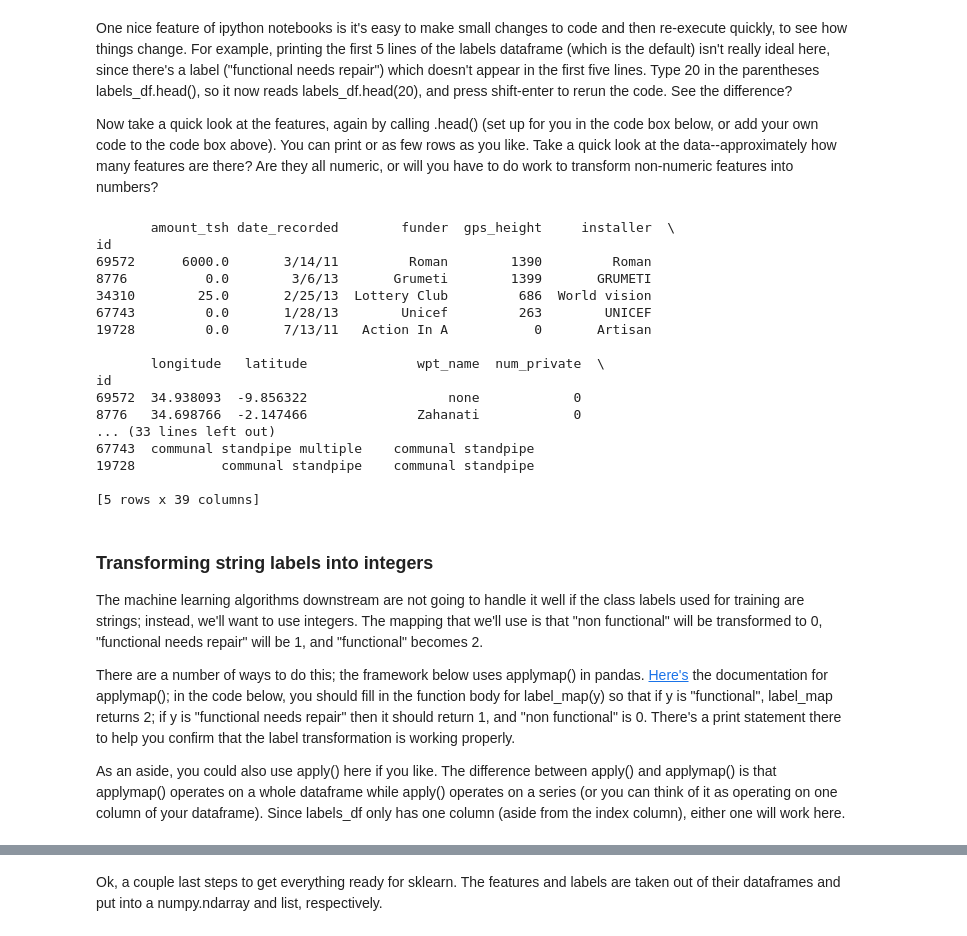
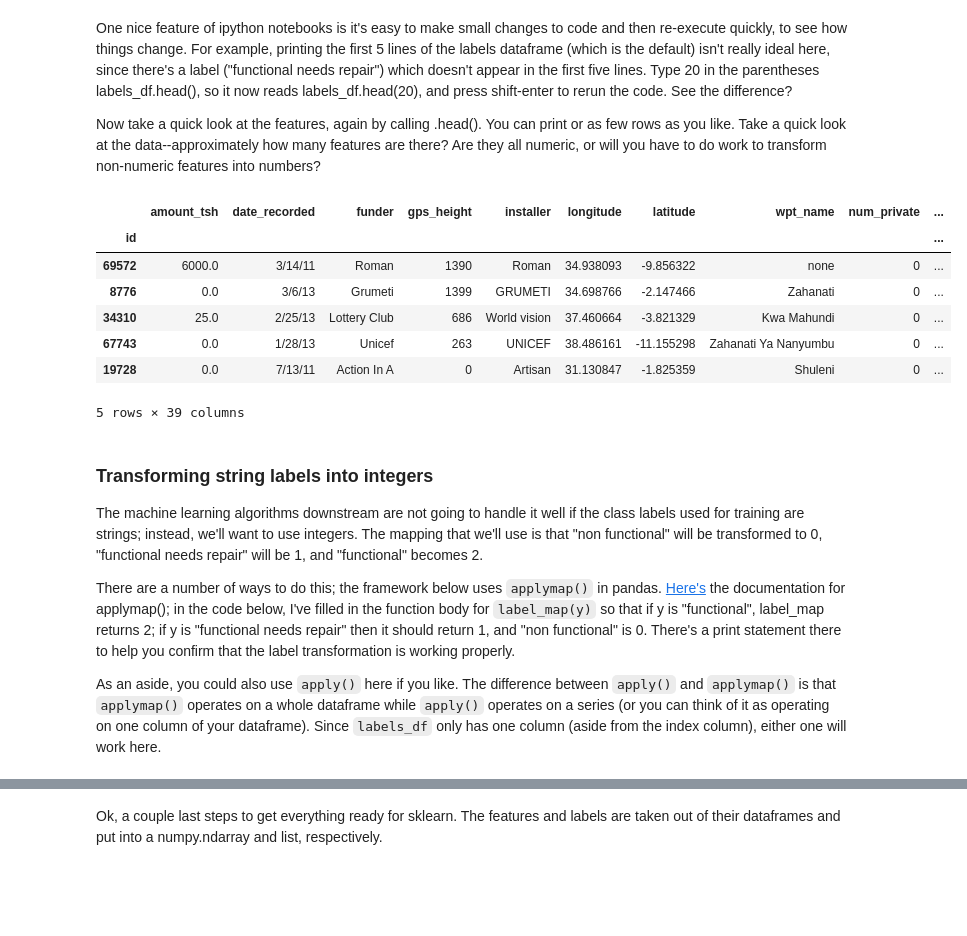
Before and after one commit to cmmalone/ODSC2017_datascience101, a Jupyter notebook: scripted_model.ipynb, the cells around one changed output, grey strips where cells are left out. Drawn from its saved outputs; the diff is of its cells as text; code cells hidden in the pictures; blank space fills up the shorter version.

```diff
--- a/scripted_model.ipynb
+++ b/scripted_model.ipynb
@@ -121,54 +117,38 @@ id
 # %% [markdown]
- One nice feature of ipython notebooks is it's easy to make small changes to code and
- then re-execute quickly, to see how things change.  For example, printing the first 5 lines
- of the labels dataframe (which is the default) isn't really ideal here, since there's a label
- ("functional needs repair") which doesn't appear in the first five lines.  Type 20 in the
- parentheses labels_df.head(), so it now reads labels_df.head(20), and press shift-enter to
- rerun the code.  See the difference?
+One nice feature of ipython notebooks is it's easy to make small changes to code and
+then re-execute quickly, to see how things change.  For example, printing the first 5 lines
+of the labels dataframe (which is the default) isn't really ideal here, since there's a label
+("functional needs repair") which doesn't appear in the first five lines.  Type 20 in the
+parentheses labels_df.head(), so it now reads labels_df.head(20), and press shift-enter to
+rerun the code.  See the difference?
 
- Now take a quick look at the features, again by calling .head() (set up for you in the code box
- below, or add your own code to the code box above).  You can print or as few
- rows as you like.  Take a quick look at the data--approximately how many features are there?
- Are they all numeric, or will you have to do work to transform non-numeric features into
- numbers?
+Now take a quick look at the features, again by calling .head().  You can print or as few
+rows as you like.  Take a quick look at the data--approximately how many features are there?
+Are they all numeric, or will you have to do work to transform non-numeric features into
+numbers?
-# %%
-print( features_df.head() )
-# %% [output]
-       amount_tsh date_recorded        funder  gps_height     installer  \
-id
-69572      6000.0       3/14/11         Roman        1390         Roman
-8776          0.0        3/6/13       Grumeti        1399       GRUMETI
-34310        25.0       2/25/13  Lottery Club         686  World vision
-67743         0.0       1/28/13        Unicef         263        UNICEF
-19728         0.0       7/13/11   Action In A           0       Artisan
-
-       longitude   latitude              wpt_name  num_private  \
-id
-69572  34.938093  -9.856322                  none            0
-8776   34.698766  -2.147466              Zahanati            0
-... (33 lines left out)
-67743  communal standpipe multiple    communal standpipe
-19728           communal standpipe    communal standpipe
-
-[5 rows x 39 columns]
+# %%
+features_df.head()
+# %% [output]
+|  | amount_tsh | date_recorded | funder | gps_height | installer | longitude | latitude | wpt_name | num_private | ... |
+| id |  |  |  |  |  |  |  |  |  | ... |
+| 69572 | 6000.0 | 3/14/11 | Roman | 1390 | Roman | 34.938093 | -9.856322 | none | 0 | ... |
+| 8776 | 0.0 | 3/6/13 | Grumeti | 1399 | GRUMETI | 34.698766 | -2.147466 | Zahanati | 0 | ... |
+| 34310 | 25.0 | 2/25/13 | Lottery Club | 686 | World vision | 37.460664 | -3.821329 | Kwa Mahundi | 0 | ... |
+| 67743 | 0.0 | 1/28/13 | Unicef | 263 | UNICEF | 38.486161 | -11.155298 | Zahanati Ya Nanyumbu | 0 | ... |
+| 19728 | 0.0 | 7/13/11 | Action In A | 0 | Artisan | 31.130847 | -1.825359 | Shuleni | 0 | ... |
+5 rows × 39 columns
 # %% [markdown]
 ### Transforming string labels into integers
- The machine learning algorithms downstream are not going to handle it well if the class labels
- used for training are strings; instead, we'll want to use integers.  The mapping that we'll use
- is that "non functional" will be transformed to 0, "functional needs repair" will be 1, and
- "functional" becomes 2.
+The machine learning algorithms downstream are not going to handle it well if the class labels
+used for training are strings; instead, we'll want to use integers.  The mapping that we'll use is that "non functional" will be transformed to 0, "functional needs repair" will be 1, and "functional" becomes 2.
 
- There are a number of ways to do this; the framework below uses applymap() in pandas.
- [Here's](http://pandas.pydata.org/pandas-docs/version/0.17.0/generated/pandas.DataFrame.applymap.html)
- the documentation for applymap(); in the code below, you should fill in the function body for
- label_map(y) so that if y is "functional", label_map returns 2; if y is "functional needs
- repair" then it should return 1, and "non functional" is 0.
- There's a print statement there to help you confirm that the label transformation is working
+There are a number of ways to do this; the framework below uses `applymap()` in pandas.
+ [Here's](http://pandas.pydata.org/pandas-docs/version/0.17.0/generated/pandas.DataFrame.applymap.html) the documentation for applymap(); in the code below, I've filled in the function body for `label_map(y)` so that if y is "functional", label_map returns 2; if y is "functional needs repair" then it should return 1, and "non functional" is 0. There's a print statement there to help you confirm that the label transformation is working
  properly.
 
- As an aside, you could also use apply() here if you like.  The difference between apply()
- and applymap() is that applymap() operates on a whole dataframe while apply() operates on a series
- (or you can think of it as operating on one column of your dataframe).  Since labels_df only has
+ As an aside, you could also use `apply()` here if you like.  The difference between `apply()`
+ and `applymap()` is that `applymap()` operates on a whole dataframe while `apply()` operates on a series
+ (or you can think of it as operating on one column of your dataframe).  Since `labels_df` only has
  one column (aside from the index column), either one will work here.
 # %%
 def label_map(y):
```
Also changed, not shown: parts of 15 cells of this notebook, 15 other files.
